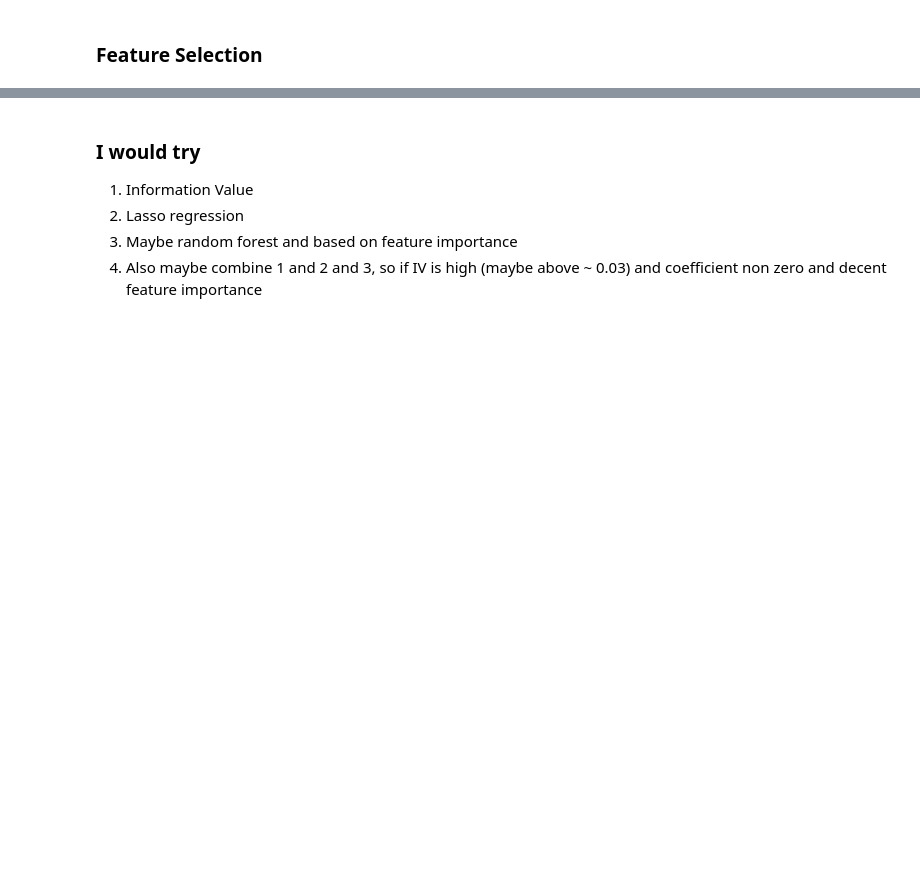
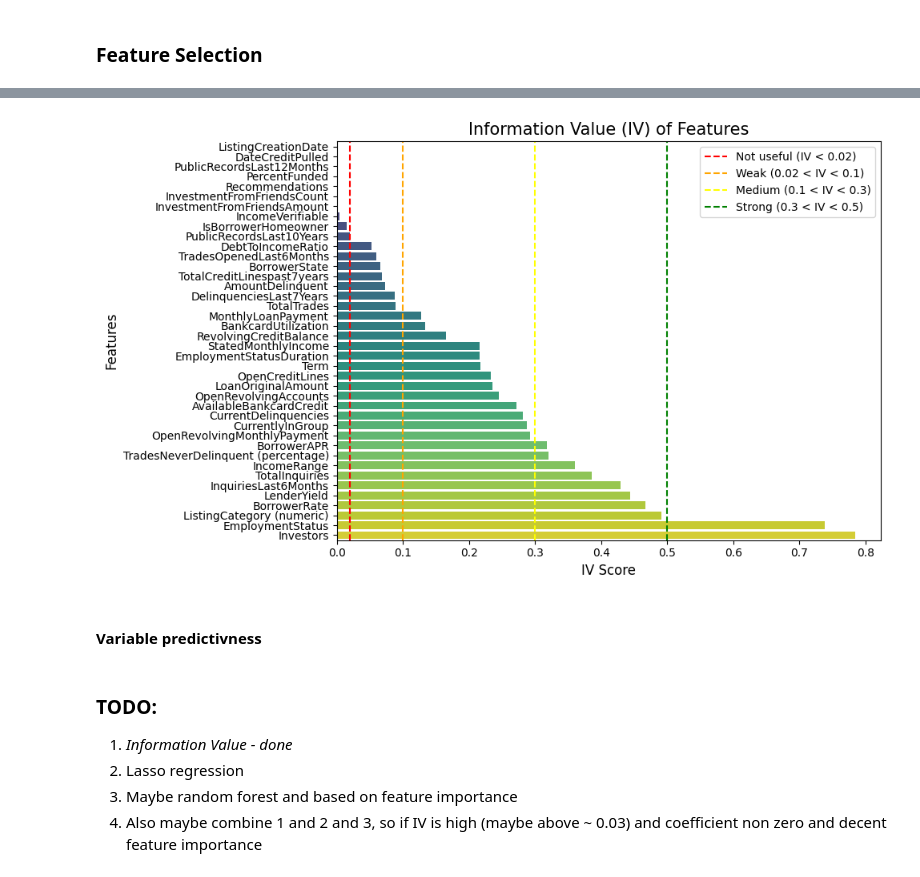
Before and after one commit to hoanganhlinh/MRK-projekt, a Jupyter notebook: Binning.ipynb, the cells around one changed output, grey strips where cells are left out. Saved outputs shown, nothing was run; the diff lists cells and outputs as text; code cells hidden in the pictures; blank space fills up the shorter version.

```diff
--- a/Binning.ipynb
+++ b/Binning.ipynb
@@ -42,7 +42,8 @@ Index(['Unnamed: 0', 'ListingKey', 'ListingNumber', 'ListingCreationDate',
 # %%
-cols_to_drop = ['Unnamed: 0', 'ListingKey', 'ListingNumber', 'LoanStatus', 'LoanKey', 'LoanCurrentDaysDelinquent', 'LoanNumber', 'MemberKey',
-               'LP_CustomerPayments', 'LP_CustomerPrincipalPayments', 'LP_InterestandFees', 'LP_ServiceFees', 'LP_CollectionFees', 'LP_GrossPrincipalLoss',
-               'LP_NetPrincipalLoss', 'LP_NonPrincipalRecoverypayments']
+cols_to_drop = ['Unnamed: 0', 'ListingKey', 'ListingNumber', 'LoanStatus', 'LoanKey', 'LoanCurrentDaysDelinquent', 'LoanMonthsSinceOrigination', 'LoanNumber',
+                'MemberKey', 'LP_CustomerPayments', 'LP_CustomerPrincipalPayments', 'LP_InterestandFees', 'LP_ServiceFees', 'LP_CollectionFees',
+                'LP_GrossPrincipalLoss', 'LP_NetPrincipalLoss', 'LP_NonPrincipalRecoverypayments', 'LoanOriginationDate', 'LoanOriginationQuarter',
+                'FirstRecordedCreditLine', 'CreditScoreRangeLower', 'CreditScoreRangeUpper']
 # %%
 df = df.drop(columns=cols_to_drop)
 # %%
@@ -84,7 +86,8 @@ X_test_binned = pd.DataFrame()
 X_train_binned_woe = pd.DataFrame()
 X_test_binned_woe = pd.DataFrame()
 
-# Just loop
+iv_scores = {}
+
 for column in X_train.columns:
     # Check for dtype
     dtype = "numerical" if pd.api.types.is_numeric_dtype(X_train[column]) else "categorical"
@@ -103,5 +106,13 @@ for column in X_train.columns:
     # Transform to bin edges
     X_train_binned[column] = optb.transform(X_train[column], metric="bins")
     X_test_binned[column] = optb.transform(X_test[column], metric="bins")
+
+    # Binning table and calculate Information Value
+    binning_table = optb.binning_table
+    binning_table.build()
+    iv = binning_table.iv  # calculated IV
+    iv_scores[column] = iv
+
+iv_scores = {key: float(value) for key, value in iv_scores.items()}
 # %% [markdown]
 ### Feature Selection
@@ -107,0 +139,23 @@ for column in X_train.columns:
+# %%
+iv_df = pd.DataFrame.from_dict(iv_scores, orient='index', columns=['IV'])
+iv_df.sort_values(by='IV', ascending=True, inplace=True)
+
+plt.figure(figsize=(10, 6))
+sns.barplot(x='IV', y=iv_df.index, data=iv_df, palette='viridis')
+
+plt.title('Information Value (IV) of Features', fontsize=15)
+plt.xlabel('IV Score', fontsize=12)
+plt.ylabel('Features', fontsize=12)
+plt.axvline(x=0.02, color='red', linestyle='--', label='Not useful (IV < 0.02)')
+plt.axvline(x=0.1, color='orange', linestyle='--', label='Weak (0.02 < IV < 0.1)')
+plt.axvline(x=0.3, color='yellow', linestyle='--', label='Medium (0.1 < IV < 0.3)')
+plt.axvline(x=0.5, color='green', linestyle='--', label='Strong (0.3 < IV < 0.5)')
+# plt.axvline(x=0.505, color='red', linestyle='--', label='Too high (0.5 < IV)')
+plt.legend()
+
+plt.tight_layout()
+plt.show()
+# %% [output]
+[figure, added]
+# %% [markdown]
+#### Variable predictivness
@@ -108,6 +181,6 @@ for column in X_train.columns:
 # %% [markdown]
-### I would try
-1. Information Value
+### TODO:
+1. *Information Value - done*
 2. Lasso regression
 3. Maybe random forest and based on feature importance
 4. Also maybe combine 1 and 2 and 3, so if IV is high (maybe above ~ 0.03) and coefficient non zero and decent feature importance
```
Also changed, not shown: parts of 6 cells of this notebook.
